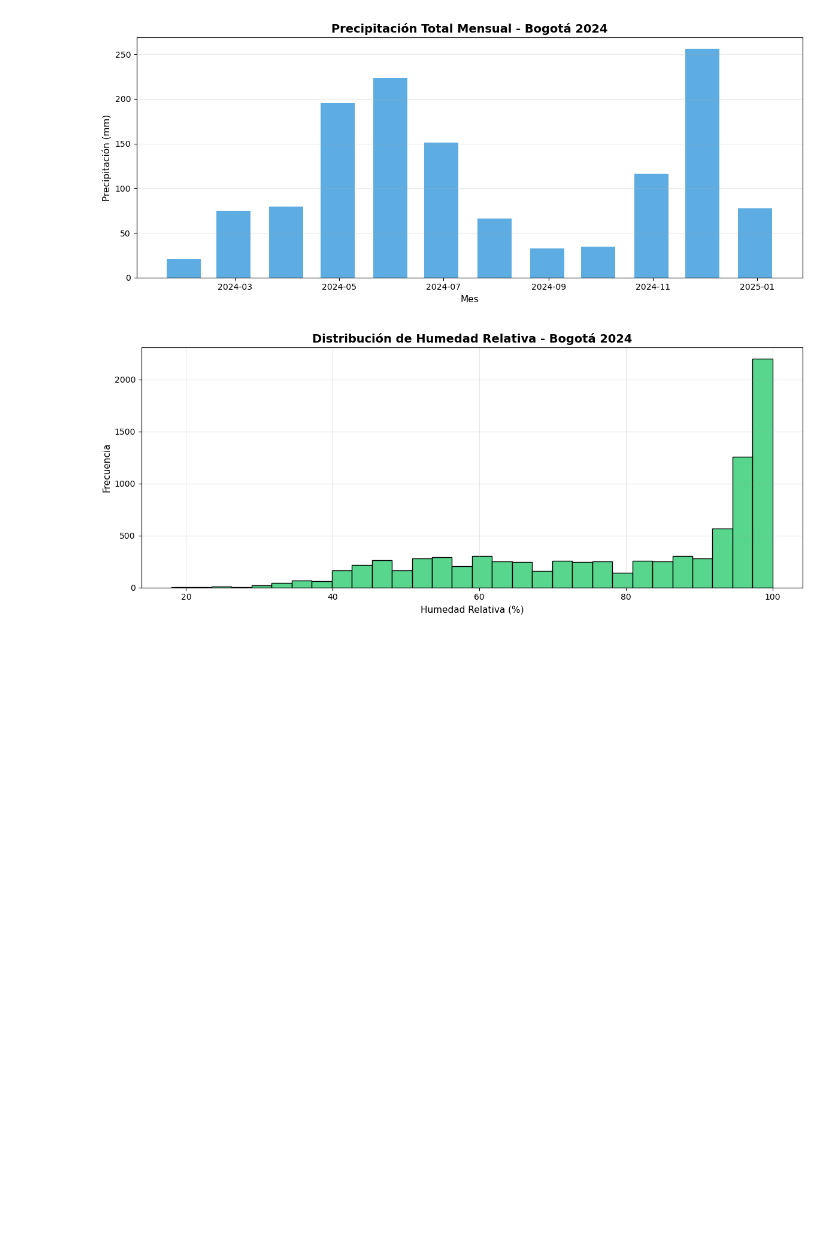
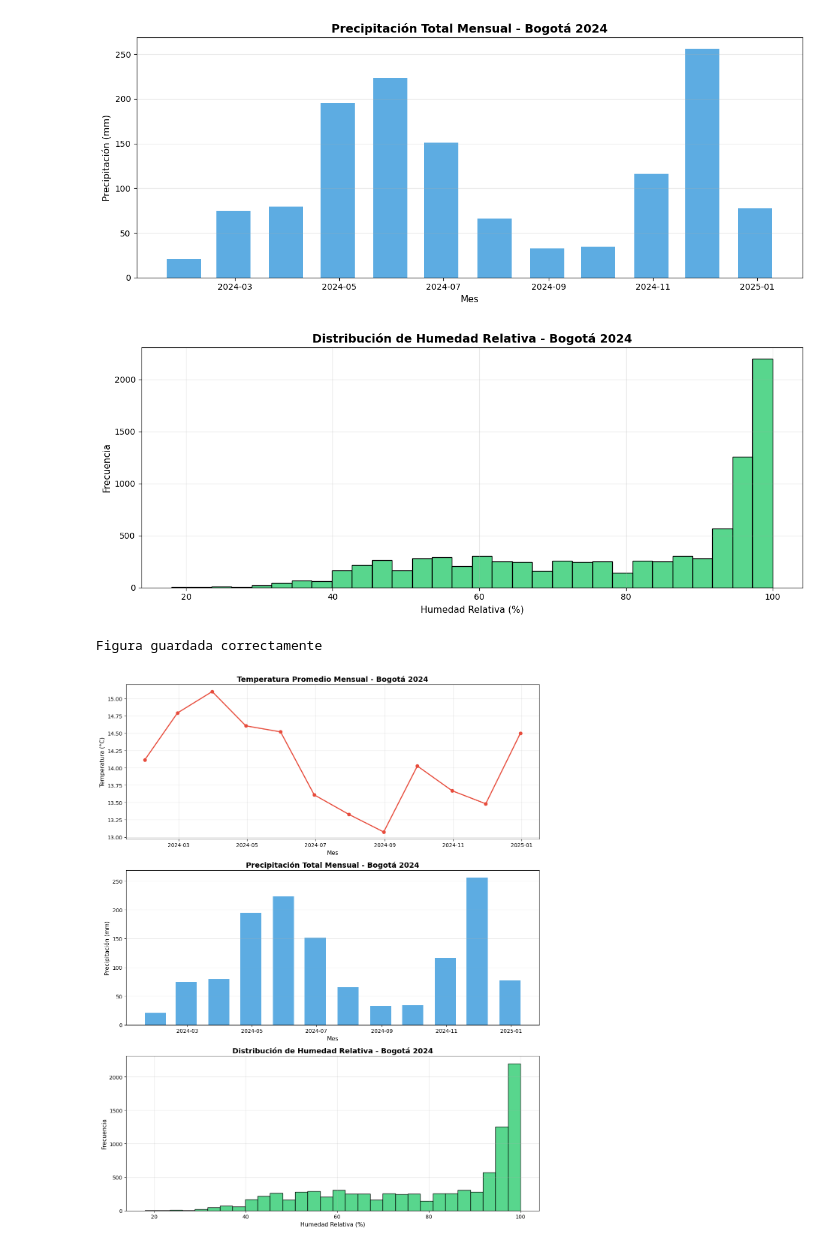
Before and after one commit to jforero-ds/Portafolio-data-science, a Jupyter notebook: proyecto_03_clima_bogota/notebooks/03_visualizacion.ipynb, the cells around one changed output. Cells and saved outputs as stored; diff of their text form; code cells hidden in the pictures; blank space fills up the shorter version.

Commit message:
visualizaciones clima bogotá 2024 completas

```diff
--- a/proyecto_03_clima_bogota/notebooks/03_visualizacion.ipynb
+++ b/proyecto_03_clima_bogota/notebooks/03_visualizacion.ipynb
@@ -123,3 +123,46 @@ plt.tight_layout()
 plt.show()
 # %% [output]
 [figure]
+# %%
+#Celda 8 - Guardar las tres visualizaciones en una sola figura
+fig, axes = plt.subplots(3, 1, figsize=(12,15))
+
+#Grafica 1 - Temperatura
+
+axes[0].plot(df_mensual.index, df_mensual["temperature_2m"],
+        marker="o", color="#E74C3C", linewidth=2)
+
+axes[0].set_title("Temperatura Promedio Mensual - Bogotá 2024", fontsize=14, fontweight="bold")
+axes[0].set_xlabel("Mes", fontsize=11)
+axes[0].set_ylabel("Temperatura (°C)", fontsize=11)
+axes[0].grid(True, alpha=0.3)
+
+#Grafica 2 - Precipitacion
+axes[1].bar(df_mensual.index, df_mensual["precipitation"],
+            width=20, color="#3498DB", alpha=0.8)
+axes[1].set_title("Precipitación Total Mensual - Bogotá 2024", fontsize=14, fontweight="bold")
+axes[1].set_xlabel("Mes", fontsize=11)
+axes[1].set_ylabel("Precipitación (mm)", fontsize=11)
+axes[1].grid(True, alpha=0.3, axis="y")
+
+#Grafica 3 - Humedad
+
+sns.histplot(df["relativehumidity_2m"], bins=30,
+             color = "#2ECC71", alpha=0.8, ax=axes[2])
+
+axes[2].set_title("Distribución de Humedad Relativa - Bogotá 2024", fontsize=14, fontweight="bold")
+axes[2].set_xlabel("Humedad Relativa (%)", fontsize=11)
+axes[2].set_ylabel("Frecuencia", fontsize=11)
+axes[2].grid(True, alpha=0.3)
+
+plt.tight_layout()
+
+#Guardar la figura
+
+ruta_figura = os.path.join("..", "data", "processed", "visualizaciones_clima_bogota_2024.png")
+plt.savefig(ruta_figura, dpi=150, bbox_inches="tight")
+print("Figura guardada correctamente")
+plt.show()
+# %% [output]
+Figura guardada correctamente
+[figure, added]
```
